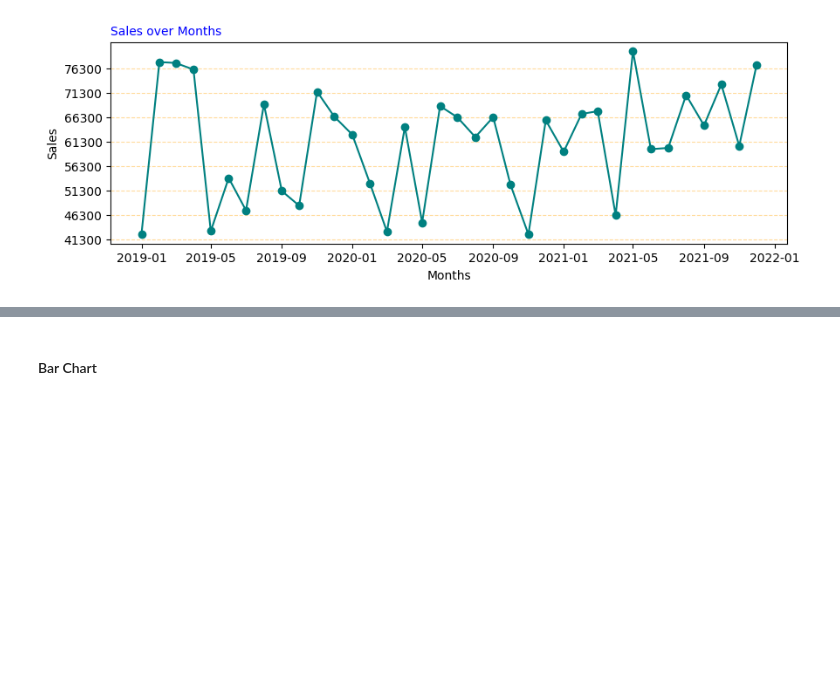
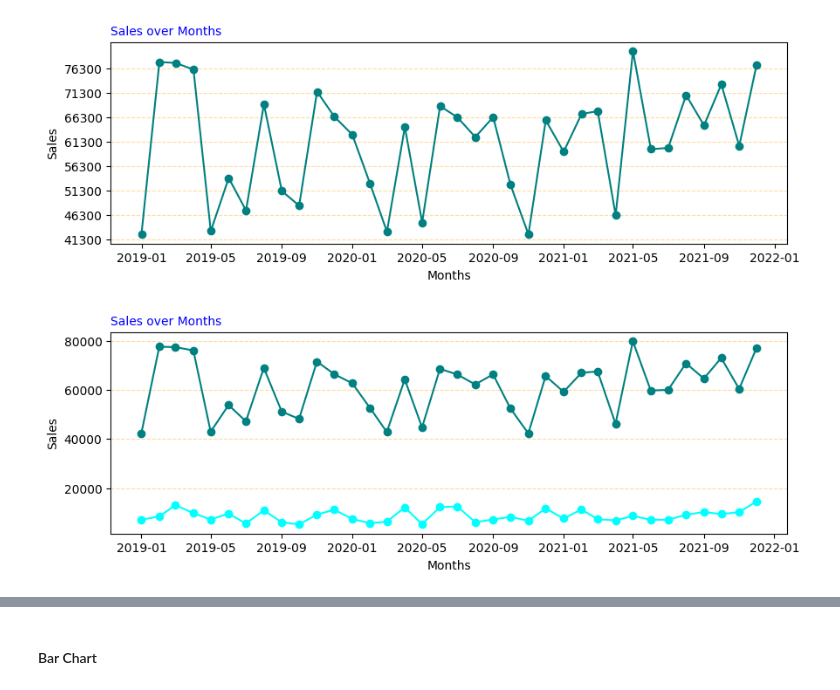
Before and after one commit to knowledge-corner/Renault-Nissan-Python-Training, a Jupyter notebook: Day - 3.ipynb, the cells around one changed output, grey strips where cells are left out. Drawn from its saved outputs; the diff is of its cells as text; code cells hidden in the pictures; blank space fills up the shorter version.

```diff
--- a/Day - 3.ipynb
+++ b/Day - 3.ipynb
@@ -368,3 +368,15 @@ plt.grid(axis="y", color = "orange", alpha = 0.4, ls = "--")
 plt.show()
 # %% [output]
 [figure]
+# %%
+plt.figure(figsize=(10, 3))
+plt.plot(dates, sales, color = "Teal", marker = "o")
+plt.plot(dates, profits, color = "Cyan", marker = "o")
+plt.title("Sales over Months ", loc = "left", fontdict= {'fontsize': 10, 'color': "Blue"})
+plt.xlabel("Months")
+plt.ylabel("Sales")
+plt.grid(axis="y", color = "orange", alpha = 0.4, ls = "--")
+
+plt.show()
+# %% [output]
+[figure, added]
```
Also changed, not shown: parts of 1 cell of this notebook.
